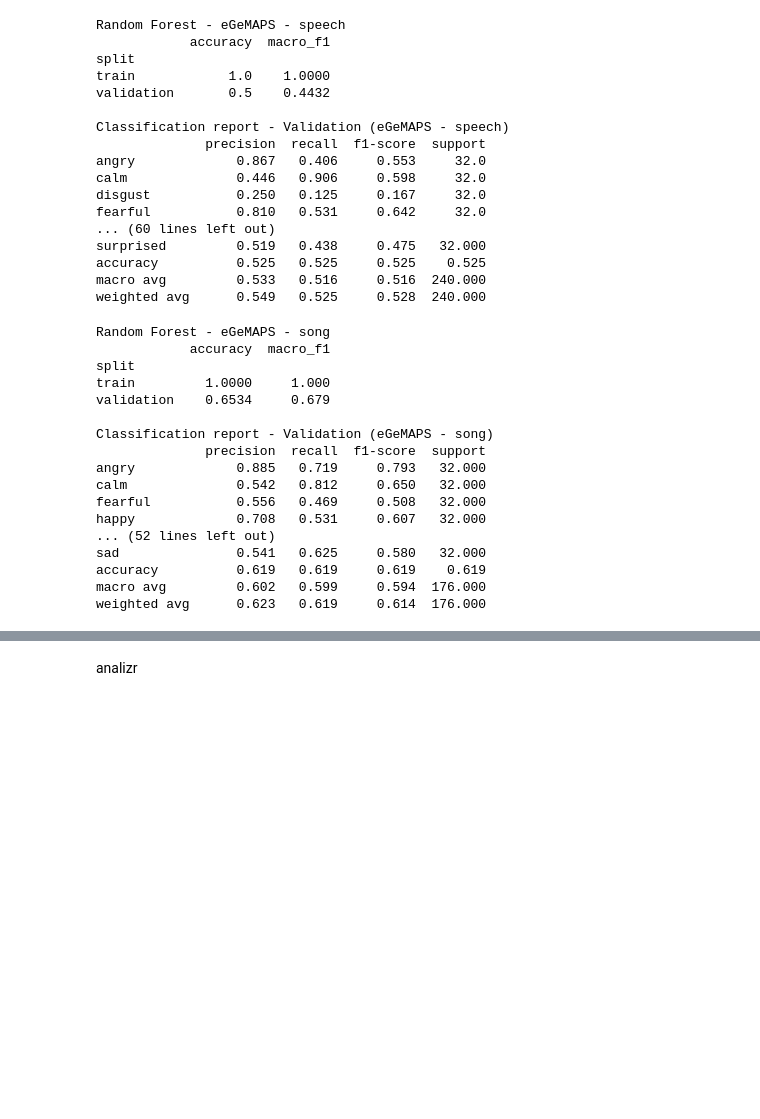
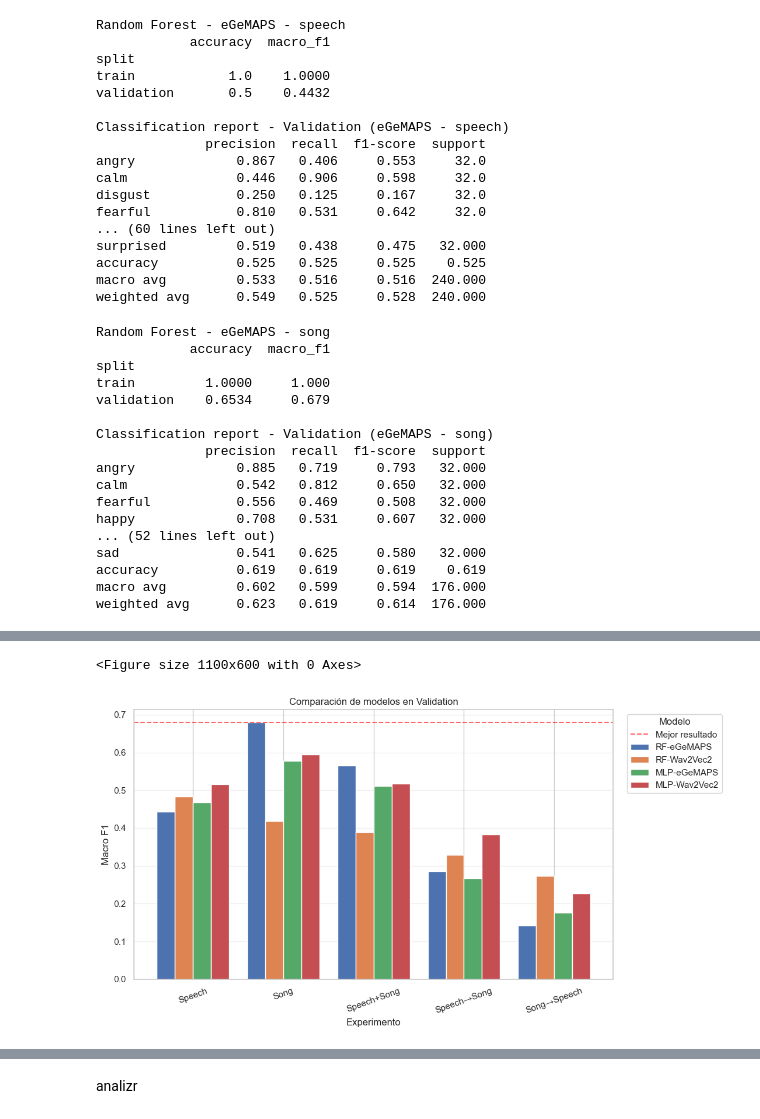
Before and after one commit to pjuls/Proyecto-Final---ML, a Jupyter notebook: notebooks/00_proyecto_final.ipynb, the cells around one changed output, grey strips where cells are left out. Drawn from its saved outputs; the diff is of its cells as text; code cells hidden in the pictures; blank space fills up the shorter version.

```diff
--- a/notebooks/00_proyecto_final.ipynb
+++ b/notebooks/00_proyecto_final.ipynb
@@ -1468,0 +1706,76 @@ weighted avg      0.623   0.619     0.614  176.000
+# %%
+
+# Macro F1 en VALIDATION
+comparison = pd.DataFrame({
+    "RF-eGeMAPS": [
+        metrics_rf_speech_egemaps.loc["validation","macro_f1"],
+        metrics_rf_song_egemaps.loc["validation","macro_f1"],
+        metrics_rf_egemaps_train_val.loc["validation","macro_f1"],
+        metrics_rf_speech_song_egemaps.loc["validation","macro_f1"],
+        metrics_rf_song_speech_egemaps.loc["validation","macro_f1"],
+    ],
+
+    "RF-Wav2Vec2": [
+        metrics_rf_speech_wav2vec.loc["validation","macro_f1"],
+        metrics_rf_song_wav2vec.loc["validation","macro_f1"],
+        metrics_rf_wav2vec_train_val.loc["validation","macro_f1"],
+        metrics_rf_speech_song_wav2vec.loc["validation","macro_f1"],
+        metrics_rf_song_speech_wav2vec.loc["validation","macro_f1"],
+    ],
+
+    "MLP-eGeMAPS": [
+        metrics_mlp_speech_egemaps.loc["validation","macro_f1"],
+        metrics_mlp_song_egemaps.loc["validation","macro_f1"],
+        metrics_mlp_egemaps_train_val.loc["validation","macro_f1"],
+        metrics_mlp_speech_song_egemaps.loc["validation","macro_f1"],
+        metrics_mlp_song_speech_egemaps.loc["validation","macro_f1"],
+    ],
+
+    "MLP-Wav2Vec2": [
+        metrics_mlp_speech_wav2vec.loc["validation","macro_f1"],
+        metrics_mlp_song_wav2vec.loc["validation","macro_f1"],
+        metrics_mlp_wav2vec_train_val.loc["validation","macro_f1"],
+        metrics_mlp_speech_song_wav2vec.loc["validation","macro_f1"],
+        metrics_mlp_song_speech_wav2vec.loc["validation","macro_f1"],
+    ],
+},
+index=[
+    "Speech",
+    "Song",
+    "Speech+Song",
+    "Speech→Song",
+    "Song→Speech",
+])
+
+display(comparison.round(3))
+
+plt.figure(figsize=(11,6))
+
+comparison.plot(
+    kind="bar",
+    figsize=(11,6),
+    width=0.8,
+)
+plt.axhline(
+    comparison.values.max(),
+    color="red",
+    linestyle="--",
+    alpha=.6,
+    label="Mejor resultado"
+)
+
+plt.ylabel("Macro F1")
+plt.xlabel("Experimento")
+plt.title("Comparación de modelos en Validation")
+plt.xticks(rotation=20)
+plt.grid(axis="y", alpha=0.3)
+
+plt.legend(
+    title="Modelo",
+    bbox_to_anchor=(1.02,1),
+    loc="upper left",
+)
+
+plt.tight_layout()
+plt.show()
+# %% [output]
@@ -1468,0 +1788,2 @@ weighted avg      0.623   0.619     0.614  176.000
+<Figure size 1100x600 with 0 Axes>
+[figure, added]
```
Also changed, not shown: parts of 25 cells of this notebook, 1 other file.
